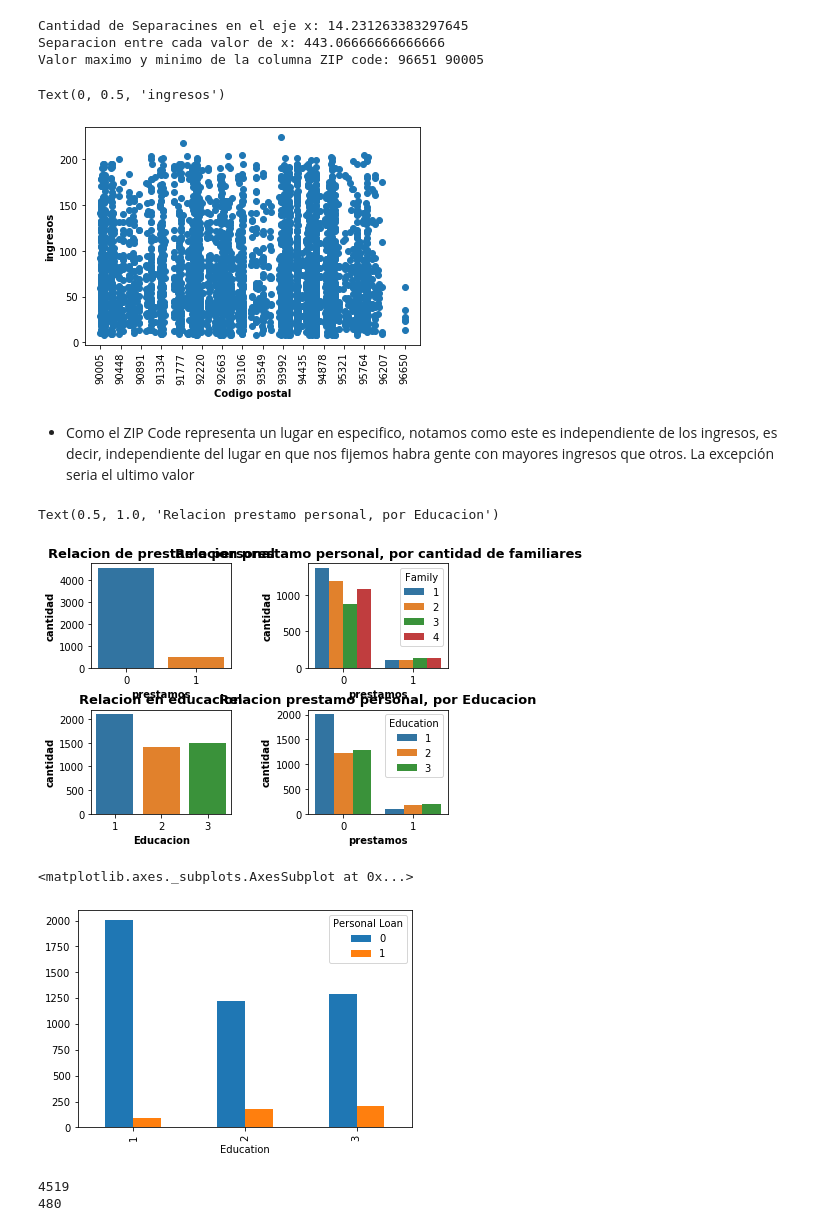
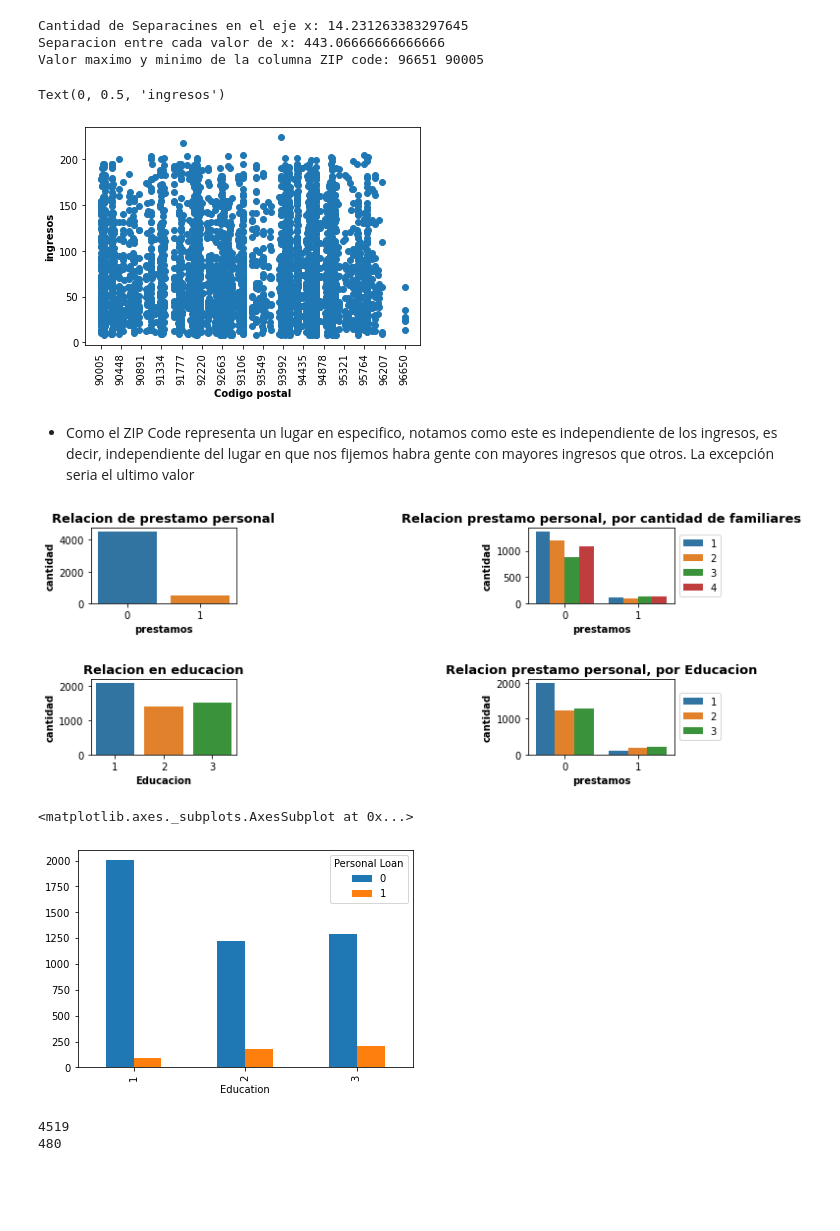
Before and after one commit to GermanUlloaS/Clasificaciones-, a Jupyter notebook: Clasificación- Datos de banco.ipynb, the cells around one changed output. Saved outputs shown, nothing was run; the diff lists cells and outputs as text; code cells hidden in the pictures; blank space fills up the shorter version.

```diff
--- a/Clasificación- Datos de banco.ipynb
+++ b/Clasificación- Datos de banco.ipynb
@@ -11,4 +11,4 @@ import numpy as np
 import math
 from IPython.display import Image
 # %%
-data=pd.read_csv(r'C:\Users\56974\GitHub\archivos mios\clasificacion\personal loan banco\UniversalBank.csv')
+data=pd.read_csv(r'C:\Users\German\Desktop\scips mios\clasificacion\UniversalBank.csv')
@@ -132,44 +210,50 @@ plt.xlabel("Codigo postal",fontweight = 'bold')
 plt.ylabel("ingresos",fontweight = 'bold')
 # %% [output]
 Text(0, 0.5, 'ingresos')
-[figure, old version]
+[figure, new version]
 # %% [markdown]
 * Como el ZIP Code representa un lugar en especifico, notamos como este es independiente de los ingresos, es decir, independiente del lugar en que nos fijemos habra gente con mayores ingresos que otros. La excepción seria el ultimo valor
 # %%
 
 plt.subplot(2,2,1)
 sns.countplot(x='Personal Loan',data=data)
 plt.xlabel("prestamos",fontweight = 'bold')
 plt.ylabel("cantidad",fontweight = 'bold')
 plt.title('Relacion de prestamo personal', fontsize = 13, fontweight = 'bold')
 
 plt.subplot(2,2,2)
 plt.tight_layout()
 sns.countplot(x='Personal Loan',data=data,hue='Family')
 plt.xlabel("prestamos",fontweight = 'bold')
 plt.ylabel("cantidad",fontweight = 'bold')
 plt.title('Relacion prestamo personal, por cantidad de familiares', fontsize = 13, fontweight = 'bold')
+#legend para modificar posicion de la leyenda
+plt.legend(loc='center left', bbox_to_anchor=(1, 0.5))
 
 plt.subplot(2,2,3)
 sns.countplot(x='Education',data=data,)
 plt.xlabel("Educacion",fontweight = 'bold')
 plt.ylabel("cantidad",fontweight = 'bold')
 plt.title('Relacion en educacion', fontsize = 13, fontweight = 'bold')
 
 plt.subplot(2,2,4)
 sns.countplot(x='Personal Loan',data=data,hue='Education')
 plt.xlabel("prestamos",fontweight = 'bold')
 plt.ylabel("cantidad",fontweight = 'bold')
 plt.title('Relacion prestamo personal, por Educacion', fontsize = 13, fontweight = 'bold')
+#legend para modificar posicion de la leyenda
+plt.legend(loc='center left', bbox_to_anchor=(1, 0.5))
+
+# subplot_adjust para ajustar la posicion de los graficos y que no se sobrepongan
+plt.subplots_adjust(left=0.125, bottom=0.1, right=1.5, top=0.9, wspace=2, hspace=1)
 # %% [output]
-Text(0.5, 1.0, 'Relacion prestamo personal, por Educacion')
-[figure, old version]
+[figure, new version]
 # %%
 #otro grafico de educacion vs personal loan solo por variar la forma en que se pueden hacer y visualizar.
 pd.crosstab(data['Education'],data['Personal Loan']).plot(kind='bar')
 # %% [output]
 <matplotlib.axes._subplots.AxesSubplot at 0x...>
-[figure, old version]
+[figure, new version]
 # %%
 print((data['Personal Loan']==0).sum())
 print((data['Personal Loan']==1).sum())
```
Also changed, not shown: parts of 16 cells of this notebook.
